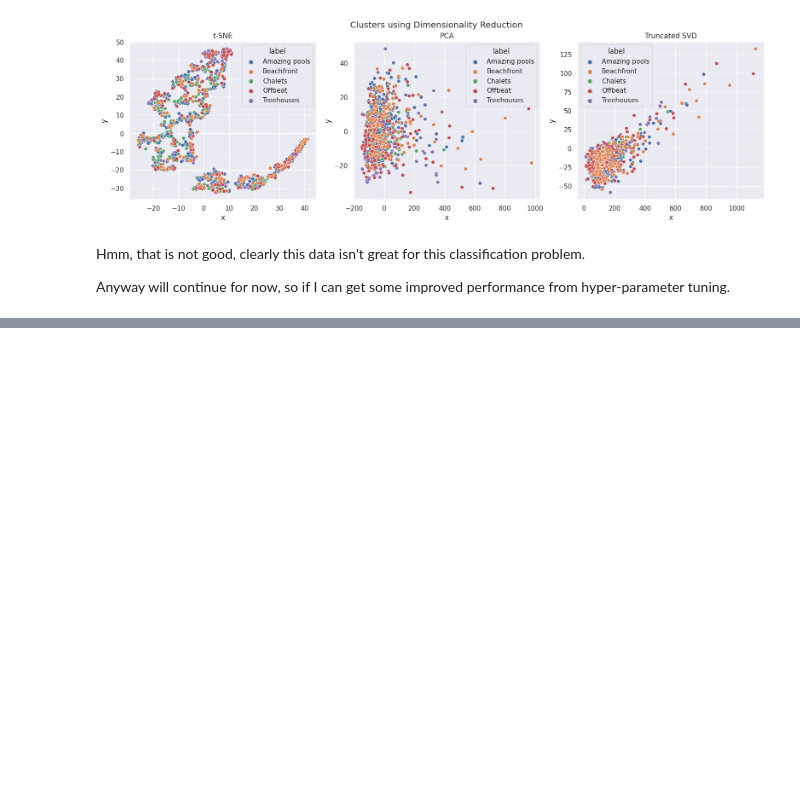
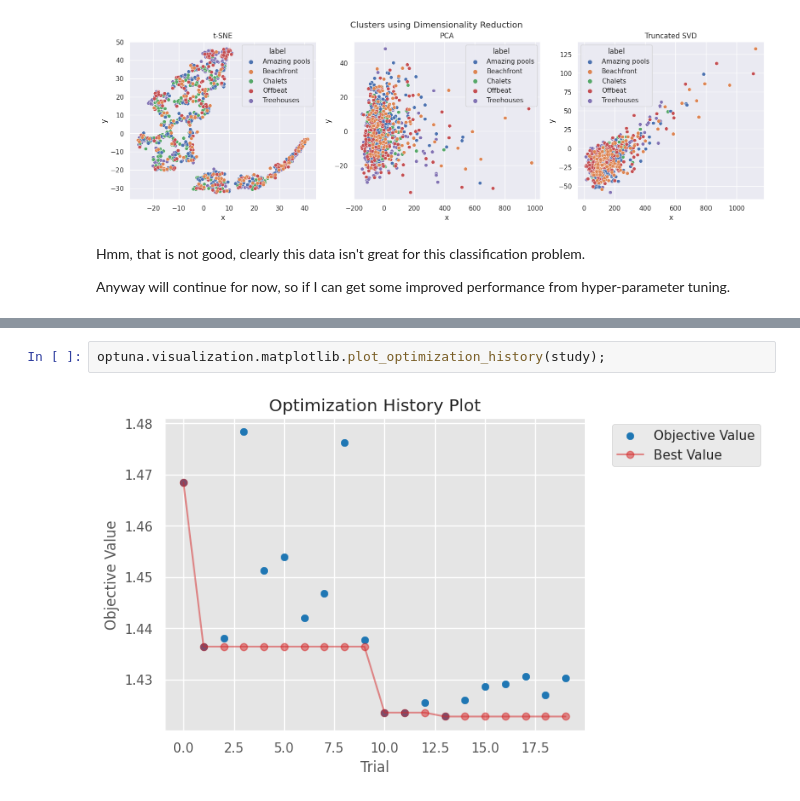
Before and after one commit to dan-bouchard/Airbnb-Property-Listing, a Jupyter notebook: classification_modelling_numerical_data.ipynb, the cells around one changed output, grey strips where cells are left out. Saved outputs shown, nothing was run; the diff lists cells and outputs as text; blank space fills up the shorter version.

```diff
--- a/classification_modelling_numerical_data.ipynb
+++ b/classification_modelling_numerical_data.ipynb
@@ -252,0 +340,4 @@ Anyway will continue for now, so if I can get some improved performance from hyp
+# %%
+optuna.visualization.matplotlib.plot_optimization_history(study);
+# %% [output]
+[figure, added]
```
Also changed, not shown: parts of 5 cells of this notebook.
